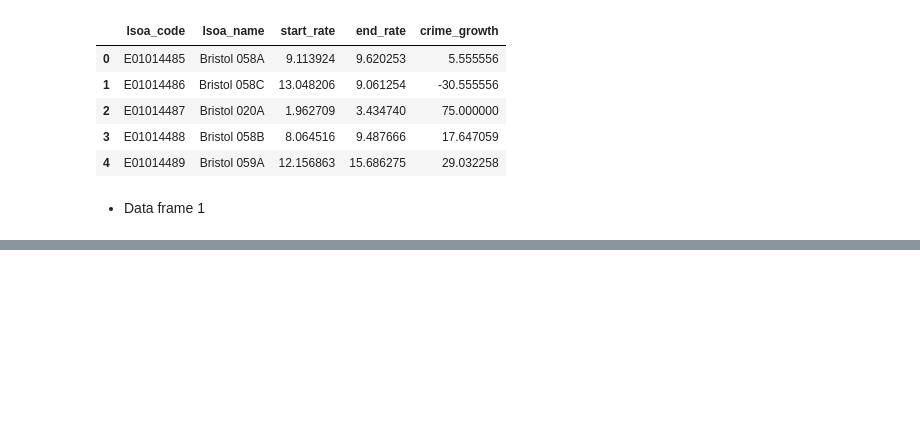
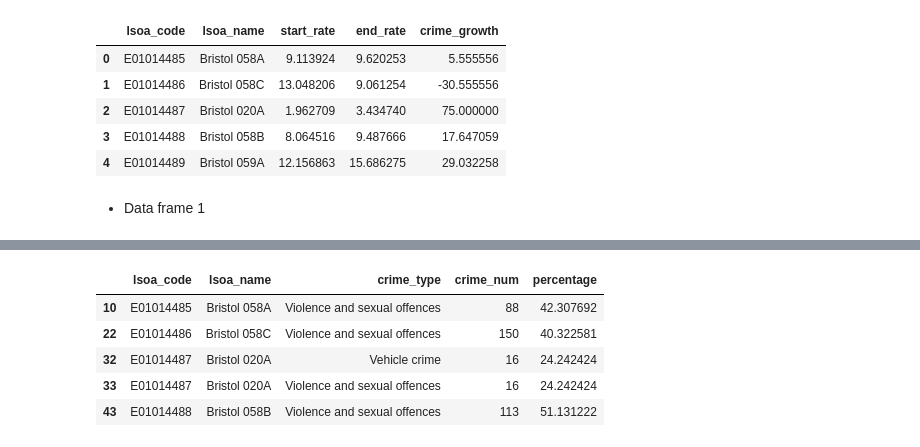
Before and after one commit to raven-172/-Analytics--Criminal-status-in-UK, a Jupyter notebook: 2.ipynb, the cells around one changed output, grey strips where cells are left out. Saved outputs shown, nothing was run; the diff lists cells and outputs as text; code cells hidden in the pictures; blank space fills up the shorter version.

```diff
--- a/2.ipynb
+++ b/2.ipynb
@@ -347,0 +396,10 @@ df1.head()
+# %%
+df3 = b_df3[b_df3.groupby(['lsoa_code', 'lsoa_name'])['percentage'].transform(max) == b_df3['percentage']]
+df3.head()
+# %% [output]
+|  | lsoa_code | lsoa_name | crime_type | crime_num | percentage |
+| 10 | E01014485 | Bristol 058A | Violence and sexual offences | 88 | 42.307692 |
+| 22 | E01014486 | Bristol 058C | Violence and sexual offences | 150 | 40.322581 |
+| 32 | E01014487 | Bristol 020A | Vehicle crime | 16 | 24.242424 |
+| 33 | E01014487 | Bristol 020A | Violence and sexual offences | 16 | 24.242424 |
+| 43 | E01014488 | Bristol 058B | Violence and sexual offences | 113 | 51.131222 |
```
Also changed, not shown: parts of 15 cells of this notebook, 8 other files.
